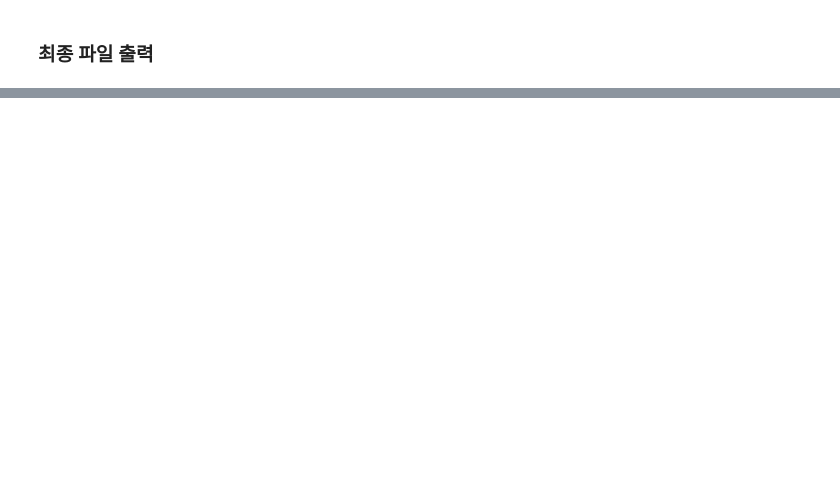
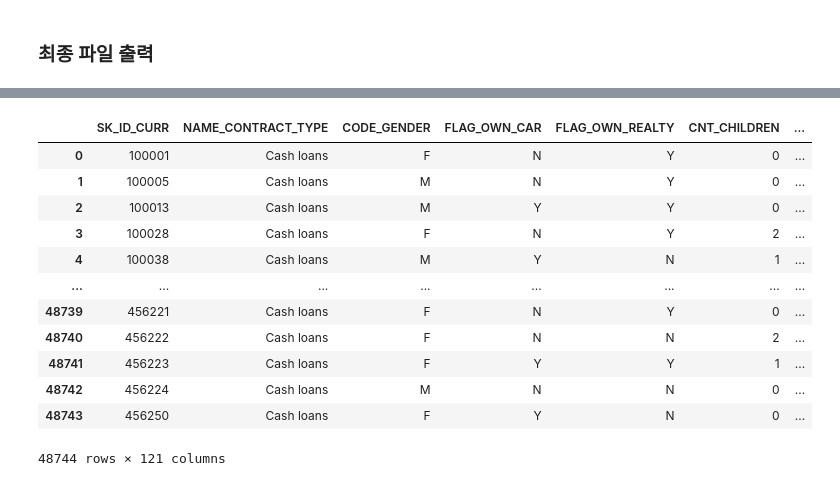
Before and after one commit to kkiyou/default-risk, a Jupyter notebook: jangho/bureau_preprocessing.ipynb, the cells around one changed output, grey strips where cells are left out. Saved outputs shown, nothing was run; the diff lists cells and outputs as text; code cells hidden in the pictures; blank space fills up the shorter version.

```diff
--- a/jangho/bureau_preprocessing.ipynb
+++ b/jangho/bureau_preprocessing.ipynb
@@ -576,0 +614,16 @@ bureau_final.to_csv('../pre_data/bureau_final.csv')
+# %%
+app
+# %% [output]
+|  | SK_ID_CURR | NAME_CONTRACT_TYPE | CODE_GENDER | FLAG_OWN_CAR | FLAG_OWN_REALTY | CNT_CHILDREN | ... |
+| 0 | 100001 | Cash loans | F | N | Y | 0 | ... |
+| 1 | 100005 | Cash loans | M | N | Y | 0 | ... |
+| 2 | 100013 | Cash loans | M | Y | Y | 0 | ... |
+| 3 | 100028 | Cash loans | F | N | Y | 2 | ... |
+| 4 | 100038 | Cash loans | M | Y | N | 1 | ... |
+| ... | ... | ... | ... | ... | ... | ... | ... |
+| 48739 | 456221 | Cash loans | F | N | Y | 0 | ... |
+| 48740 | 456222 | Cash loans | F | N | N | 2 | ... |
+| 48741 | 456223 | Cash loans | F | Y | Y | 1 | ... |
+| 48742 | 456224 | Cash loans | M | N | N | 0 | ... |
+| 48743 | 456250 | Cash loans | F | Y | N | 0 | ... |
+48744 rows × 121 columns
```
Also changed, not shown: parts of 18 cells of this notebook, 3 other files.
